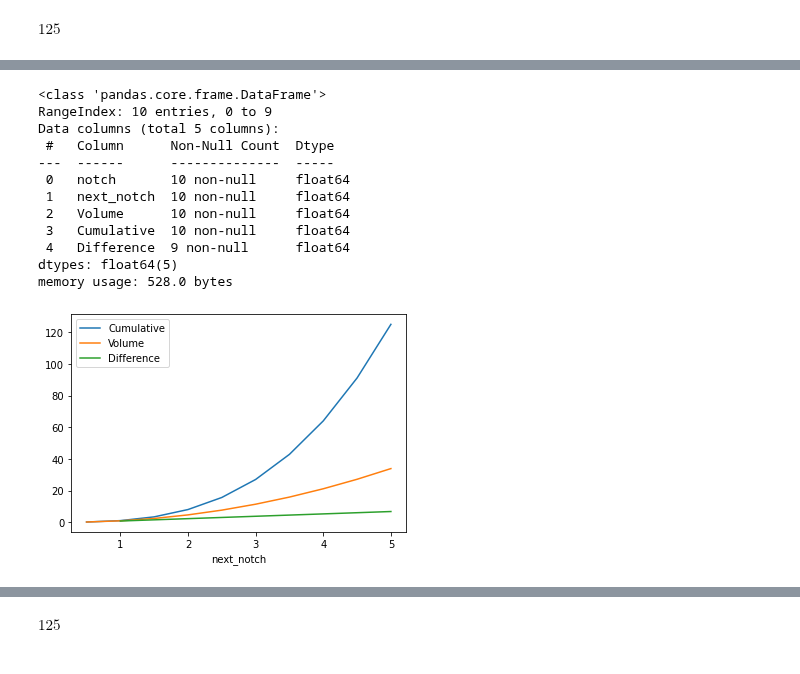
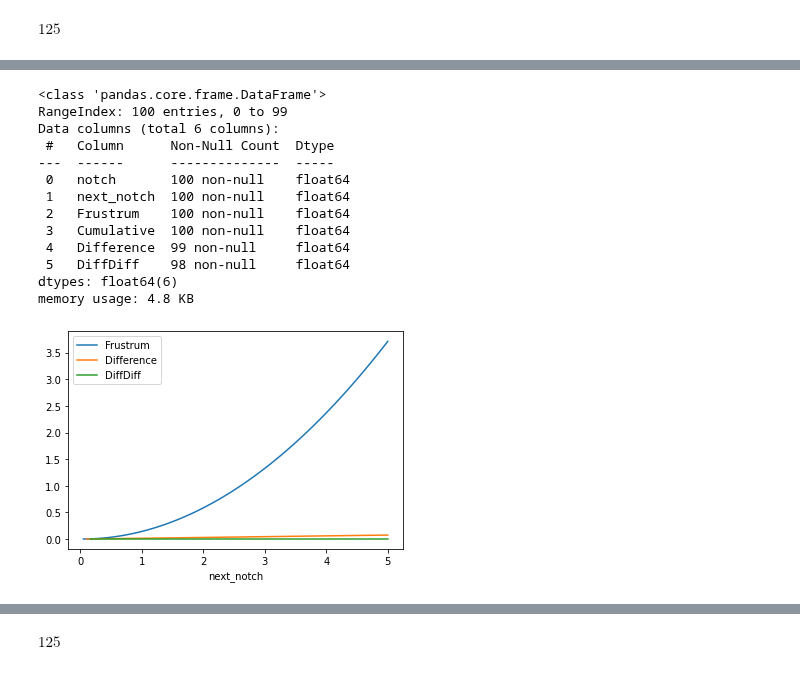
Before and after one commit to 4dsolutions/elite_school, a Jupyter notebook: MartianMath.ipynb, the cells around one changed output, grey strips where cells are left out. Cells and saved outputs as stored; diff of their text form; code cells hidden in the pictures.

Commit message:
frustrums 2

```diff
--- a/MartianMath.ipynb
+++ b/MartianMath.ipynb
@@ -274,6 +274,6 @@ $\displaystyle 125$
 import pandas as pd
 import numpy as np
 # %%
-notches = np.linspace(0, 5, 11)[:-1]
+notches = np.linspace(0, 5, 101)[:-1]
 notches
 # %% [output]
@@ -309,4 +318,4 @@ memory usage: 288.0 bytes
 # %%
-df["Volume"] = [float(frustrum(df.notch[i], df.next_notch[i])) for i in df.index]
+df["Frustrum"] = [float(frustrum(df.notch[i], df.next_notch[i])) for i in df.index]
 df
 # %% [output]
@@ -338,5 +350,5 @@ Name: Volume, dtype: float64
 # %%
-df["Cumulative"] = df.Volume.cumsum()
+df["Cumulative"] = df.Frustrum.cumsum()
 # %%
 df
 # %% [output]
@@ -355,5 +368,5 @@ df
 # %%
-df["Difference"] = df.Volume.diff()
+df["Difference"] = df.Frustrum.diff()
 # %%
 df
 # %% [output]
@@ -390,18 +413,19 @@ df
 df.info()
 # %% [output]
 <class 'pandas.core.frame.DataFrame'>
-RangeIndex: 10 entries, 0 to 9
-Data columns (total 5 columns):
+RangeIndex: 100 entries, 0 to 99
+Data columns (total 6 columns):
  #   Column      Non-Null Count  Dtype
 ---  ------      --------------  -----
- 0   notch       10 non-null     float64
- 1   next_notch  10 non-null     float64
- 2   Volume      10 non-null     float64
- 3   Cumulative  10 non-null     float64
- 4   Difference  9 non-null      float64
-dtypes: float64(5)
-memory usage: 528.0 bytes
+ 0   notch       100 non-null    float64
+ 1   next_notch  100 non-null    float64
+ 2   Frustrum    100 non-null    float64
+ 3   Cumulative  100 non-null    float64
+ 4   Difference  99 non-null     float64
+ 5   DiffDiff    98 non-null     float64
+dtypes: float64(6)
+memory usage: 4.8 KB
 # %%
-df.plot(x="next_notch", y=["Cumulative", "Volume", "Difference"]);
+df.plot(x="next_notch", y=["Frustrum", "Difference", "DiffDiff"]);
 # %% [output]
-[figure, old version]
+[figure, new version]
```
Also changed, not shown: parts of 27 cells of this notebook.
